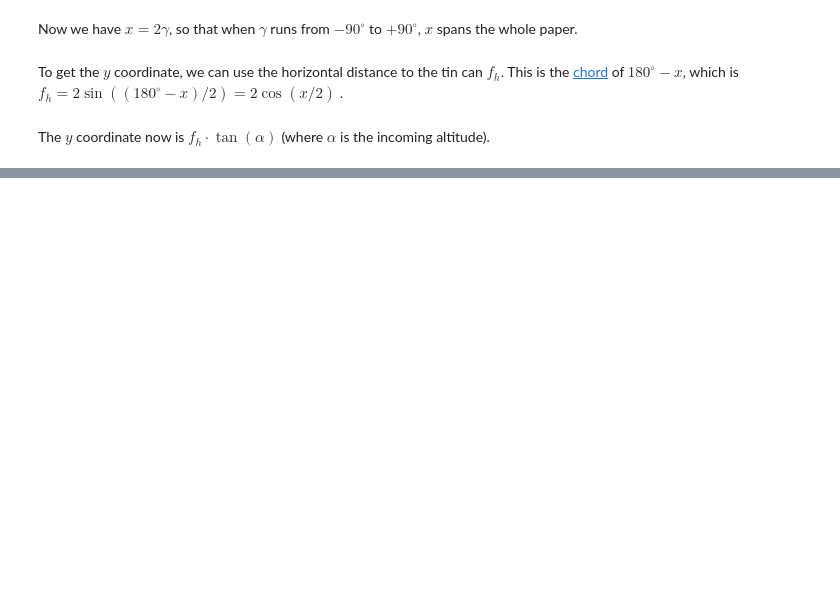
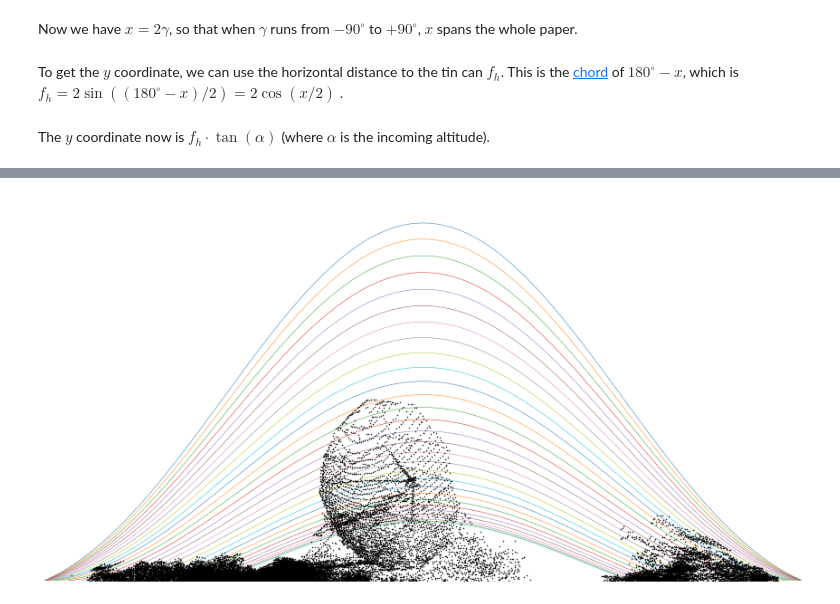
Before and after one commit to tammojan/solargraph, a Jupyter notebook: solargraph.ipynb, the cells around one changed output, grey strips where cells are left out. Cells and saved outputs as stored; diff of their text form; code cells hidden in the pictures; blank space fills up the shorter version.

```diff
--- a/solargraph.ipynb
+++ b/solargraph.ipynb
@@ -54,0 +70,2 @@ fig.savefig("solargraph-theoretic.png", bbox_inches="tight", transparent=True, d
+# %%
+xyz = np.loadtxt("/Users/dijkema/camras/ahn3-puntenwolk/ahn3-matplotlib/dt-full.txt", skiprows=1)[:, :3]
@@ -54,0 +76,40 @@ fig.savefig("solargraph-theoretic.png", bbox_inches="tight", transparent=True, d
+# %%
+dt_lat, dt_lon, dt_height = rds_to_wgs84.transform(*xyz.T)
+# %%
+dt_points = EarthLocation(lon=dt_lon * u.deg, lat=dt_lat*u.deg, height=dt_height*u.m)
+# %%
+dt_altaz = dt_points.get_itrs().transform_to(AltAz(location=site))
+# %%
+basetimes = startdate - 9 * u.hour + np.linspace(0, 18, 341) * u.hour
+
+fig, ax = plt.subplots(figsize=(15, 15))
+
+for nr, offset in enumerate(np.arange(0, num_days, day_step) * u.day):
+    times = basetimes + offset
+
+    sun_altaz = get_sun(times).transform_to(AltAz(location=site, obstime=times))
+    gamma = sun_altaz.az
+    alpha = sun_altaz.alt
+    x = 2 * (gamma - 180 * u.deg)
+    y = np.rad2deg((2 * np.cos(x / 2) * np.tan(alpha)).value)
+    y[sun_altaz.alt < 0] = np.nan
+
+    if np.min(np.abs(times - Time("2020-10-05T12:00"))) < 1 * u.hour:
+        ax.plot(x, y, color='black', lw=1.5)
+    else:
+        ax.plot(x, y, lw=0.5)
+
+gamma = dt_altaz.az
+alpha = dt_altaz.alt
+x = 2 * (gamma - 180 * u.deg)
+y = np.rad2deg((2 * np.cos(x / 2) * np.tan(alpha)).value)
+y[dt_altaz.distance < 10*u.m] = np.nan
+
+ax.plot(x, y, '.', markersize=1, color='black')
+ax.set_xlim(-180, 180)
+ax.set_ylim(0, None)
+ax.set_axis_off()
+ax.set_aspect(1)
+fig.savefig("solargraph-theoretic.png", bbox_inches="tight", dpi=200, facecolor='white')
+# %% [output]
+[figure, added]
```
Also changed, not shown: parts of 12 cells of this notebook.
